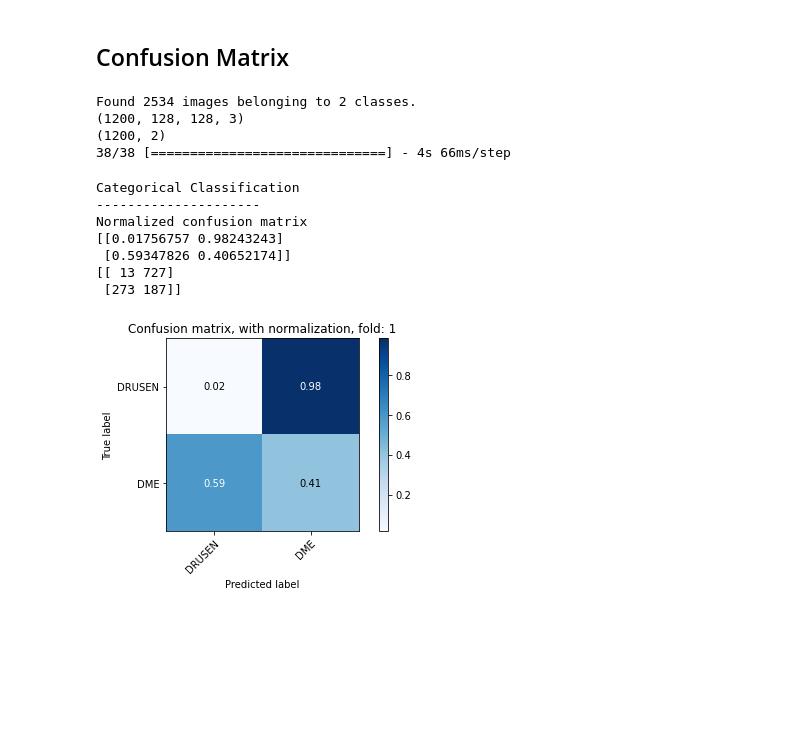
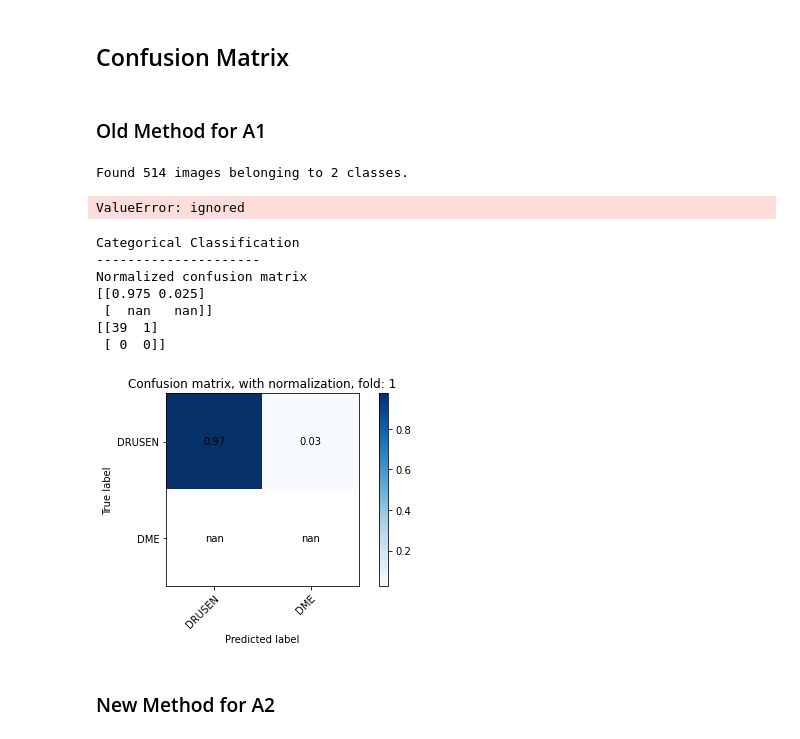
Before and after one commit to stanlygomes/Biomedical_AI, a Jupyter notebook: HW2/HW2.ipynb, the cells around one changed output. Drawn from its saved outputs; the diff is of its cells as text; code cells hidden in the pictures; blank space fills up the shorter version.

```diff
--- a/HW2/HW2.ipynb
+++ b/HW2/HW2.ipynb
@@ -127,6 +125,8 @@ for directory in train_dir_list:
   print ('Loading the images of dataset-'+'{}\n'.format(directory))
   index_label = index_labels[directory]
   num_files = len(train_files)
+  # 20% of train set will be validation set
+  val_index = random.sample(range(1, num_files-1), (int(num_files * 0.2)))
 
   for i in range(num_files):
     name = train_files[i]
@@ -134,11 +134,14 @@ for directory in train_dir_list:
 
     input = cv2.imread(filename)
     shape = input.shape
-    train_df = train_df.append({'File': filename, 'Label': index_label, 'ClassName': directory}, ignore_index=True)
+    if i in val_index:
+      val_df = val_df.append({'File': filename, 'Label': index_label, 'ClassName': directory}, ignore_index=True)
+    else:
+      train_df = train_df.append({'File': filename, 'Label': index_label, 'ClassName': directory}, ignore_index=True)
 
   print('{0} images found from {1} directory\n'.format(num_files, directory))
 
-# VAL: Load image names and ground truths into cv2
+# TEST: Load image names and ground truths into cv2
 for directory in test_dir_list:
   # Load file names of each image in training set
   test_files = os.listdir(os.path.join(data_dir_test, directory))
@@ -255,11 +261,17 @@ train_df
 train_generator = DataGen_seq(train_df,
                               x_col={'File':'File'},
                               y_col={'Label':'Label'},
-                              batch_size=batch_size)
-valid_generator = DataGen_seq(test_df,
+                              batch_size=batch_size,)
+valid_generator = DataGen_seq(val_df,
                               x_col={'File':'File'},
                               y_col={'Label':'Label'},
-                              batch_size=batch_size)
+                              batch_size=batch_size,
+                              aug=False)
+test_generator = DataGen_seq(test_df,
+                             x_col={'File':'File'},
+                             y_col={'Label':'Label'},
+                             batch_size=len(test_df),
+                             aug=False)
 # %% [markdown]
 #### Method 2
 # %%
@@ -597,5 +606,7 @@ plt.show()
 # %% [markdown]
 ## Confusion Matrix
+# %% [markdown]
+### Old Method for A1
 # %%
 import matplotlib.pyplot as plt
 from sklearn.metrics import confusion_matrix
@@ -652,26 +663,31 @@ def plot_confusion_matrix(y_true, y_pred, classes,
                     color="white" if cm[i, j] > thresh else "black")
     fig.tight_layout()
     return ax
-# %%
-test_generator = DataGen_seq()
+# %%
+test_datagen = ImageDataGenerator(
+    rescale=1./255,
+    horizontal_flip = True,
+    vertical_flip = True,
+    zoom_range = 0.2,
+    rotation_range = 90,
+    fill_mode = 'constant')
+
+test_generator_orig = test_datagen.flow_from_directory(
+                              directory = '/content/Data_Small/test',
+                              target_size = (img_width, img_height),
+                              class_mode = class_mode,
+                              batch_size = batch_size)
+
+test_generator_orig.classes
+# test_generator.__getOutput
+test_generator_classes = np.asarray(test_df['Label'], dtype='int32')
+# %% [output]
+Found 514 images belonging to 2 classes.
 # %%
-test_datagen = ImageDataGenerator(
-    rescale=1./255,
-    horizontal_flip = True,
-    vertical_flip = True,
-    zoom_range = 0.2,
-    rotation_range = 90,
-    fill_mode = 'constant')
-
-test_generator = test_datagen.flow_from_directory(
-                              directory = '/content/Data_Small/test',
-                              target_size = (img_width, img_height),
-                              class_mode = class_mode,
-                              batch_size = batch_size)
 X, y_true = [], []
 i = 0
 while i < 30:
-    temp_X, temp_y_true = test_generator.next()
+    temp_X, temp_y_true = test_generator.__getitem__
     if i < 1:
         X = temp_X
         y_true = temp_y_true
@@ -685,29 +701,28 @@ print(np.shape(y_true))
 
 y_pred = model.predict(X)
 # %% [output]
-Found 2534 images belonging to 2 classes.
-(1200, 128, 128, 3)
-(1200, 2)
-38/38 [==============================] - 4s 66ms/step
+ValueError: ignored
 # %%
 title_mat = 'Confusion matrix, with normalization, fold: ' + str(fold_num)
 plot_name = name_dir + '/confusion_matrix_fold' + str(fold_num) + '.png'
 print('Categorical Classification')
 print('---------------------')
 plot_confusion_matrix(y_true.argmax(axis=1),
                       y_pred.argmax(axis=1),
-                      classes = {'DRUSEN': 0, 'DME': 1},
+                      classes = index_labels,
                       normalize = True,
                       title = title_mat)
 plt.savefig(plot_name)
 cm = confusion_matrix(y_true.argmax(axis=1), y_pred.argmax(axis=1))
 print(cm)
 # %% [output]
 Categorical Classification
 ---------------------
 Normalized confusion matrix
-[[0.01756757 0.98243243]
- [0.59347826 0.40652174]]
-[[ 13 727]
- [273 187]]
+[[0.975 0.025]
+ [  nan   nan]]
+[[39  1]
+ [ 0  0]]
-[figure, old version]
+[figure, new version]
+# %% [markdown]
+### New Method for A2
```
Also changed, not shown: parts of 13 cells of this notebook.
